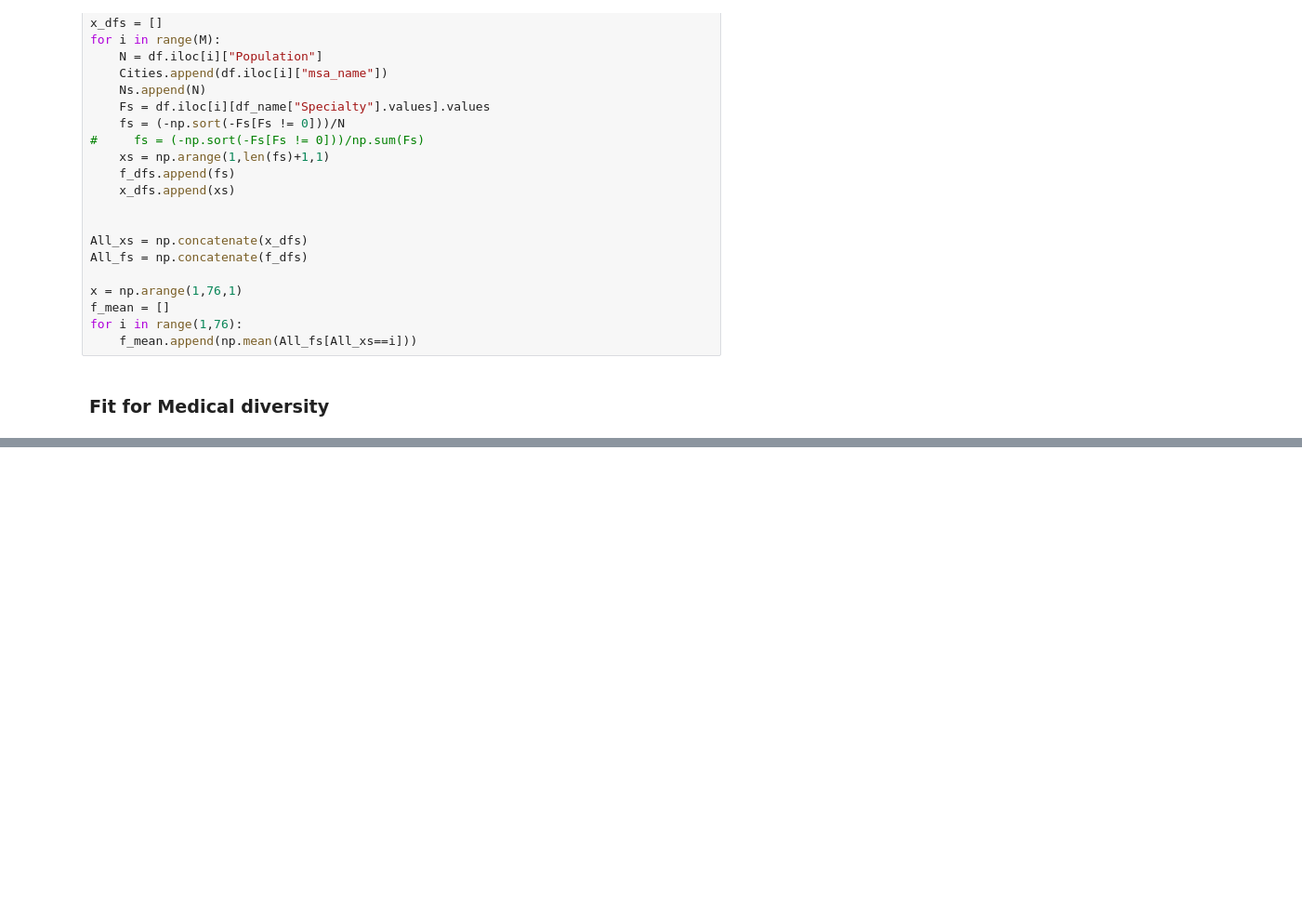
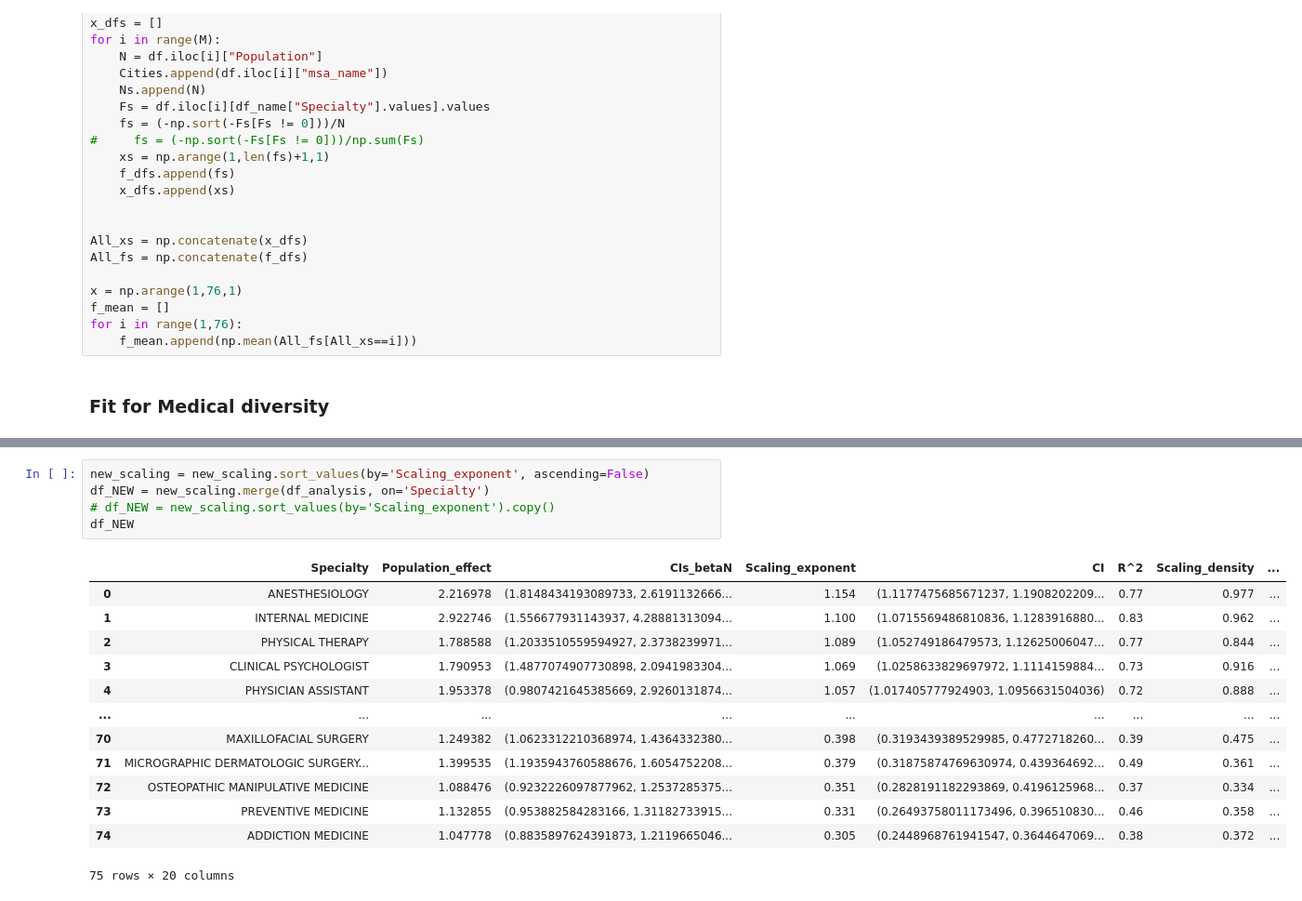
Before and after one commit to dynamicalsystemslaboratory/Healthcare-Disparities-in-the-United-States, a Jupyter notebook: Data_Visualization.ipynb, the cells around one changed output, grey strips where cells are left out. Shown at 93% size. Cells and saved outputs as stored; diff of their text form; blank space fills up the shorter version.

```diff
--- a/Data_Visualization.ipynb
+++ b/Data_Visualization.ipynb
@@ -520,0 +714,19 @@ divide by zero encountered in power
+# %%
+new_scaling = new_scaling.sort_values(by='Scaling_exponent', ascending=False)
+df_NEW = new_scaling.merge(df_analysis, on='Specialty')
+# df_NEW = new_scaling.sort_values(by='Scaling_exponent').copy()
+df_NEW
+# %% [output]
+|  | Specialty | Population_effect | CIs_betaN | Scaling_exponent | CI | R^2 | Scaling_density | ... |
+| 0 | ANESTHESIOLOGY | 2.216978 | (1.8148434193089733, 2.6191132666... | 1.154 | (1.1177475685671237, 1.1908202209... | 0.77 | 0.977 | ... |
+| 1 | INTERNAL MEDICINE | 2.922746 | (1.556677931143937, 4.28881313094... | 1.100 | (1.0715569486810836, 1.1283916880... | 0.83 | 0.962 | ... |
+| 2 | PHYSICAL THERAPY | 1.788588 | (1.2033510559594927, 2.3738239971... | 1.089 | (1.052749186479573, 1.12625006047... | 0.77 | 0.844 | ... |
+| 3 | CLINICAL PSYCHOLOGIST | 1.790953 | (1.4877074907730898, 2.0941983304... | 1.069 | (1.0258633829697972, 1.1114159884... | 0.73 | 0.916 | ... |
+| 4 | PHYSICIAN ASSISTANT | 1.953378 | (0.9807421645385669, 2.9260131874... | 1.057 | (1.017405777924903, 1.0956631504036) | 0.72 | 0.888 | ... |
+| ... | ... | ... | ... | ... | ... | ... | ... | ... |
+| 70 | MAXILLOFACIAL SURGERY | 1.249382 | (1.0623312210368974, 1.4364332380... | 0.398 | (0.3193439389529985, 0.4772718260... | 0.39 | 0.475 | ... |
+| 71 | MICROGRAPHIC DERMATOLOGIC SURGERY... | 1.399535 | (1.1935943760588676, 1.6054752208... | 0.379 | (0.31875874769630974, 0.439364692... | 0.49 | 0.361 | ... |
+| 72 | OSTEOPATHIC MANIPULATIVE MEDICINE | 1.088476 | (0.9232226097877962, 1.2537285375... | 0.351 | (0.2828191182293869, 0.4196125968... | 0.37 | 0.334 | ... |
+| 73 | PREVENTIVE MEDICINE | 1.132855 | (0.953882584283166, 1.31182733915... | 0.331 | (0.26493758011173496, 0.396510830... | 0.46 | 0.358 | ... |
+| 74 | ADDICTION MEDICINE | 1.047778 | (0.8835897624391873, 1.2119665046... | 0.305 | (0.2448968761941547, 0.3644647069... | 0.38 | 0.372 | ... |
+75 rows × 20 columns
```
Also changed, not shown: parts of 6 cells of this notebook.
